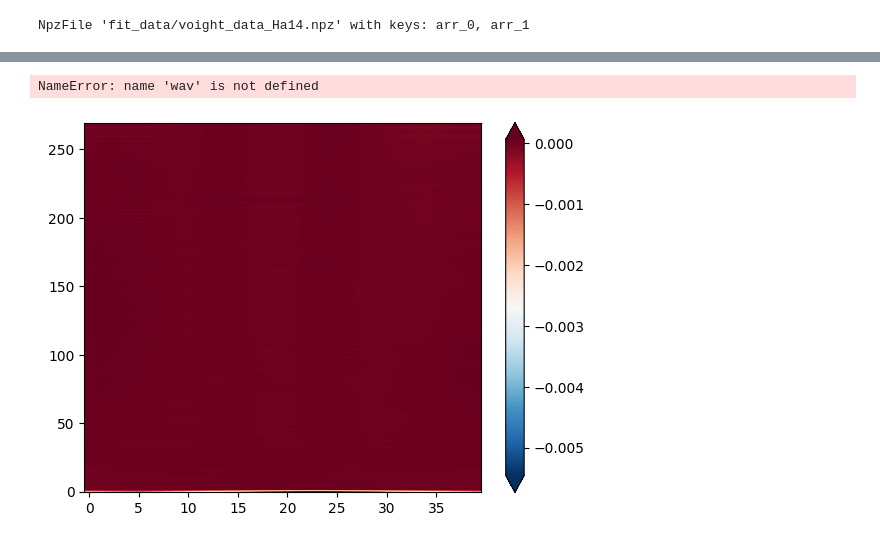
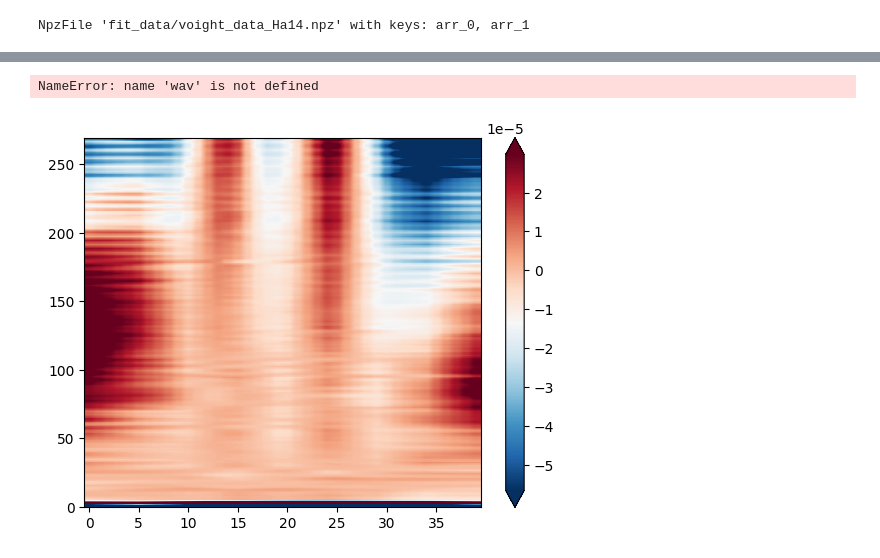
Before and after one commit to demichieldewilde/solar-flares, a Jupyter notebook: data/voigth_fitting/check_spec.ipynb, the cells around one changed output, grey strips where cells are left out. Saved outputs shown, nothing was run; the diff lists cells and outputs as text; code cells hidden in the pictures.

```diff
--- a/data/voigth_fitting/check_spec.ipynb
+++ b/data/voigth_fitting/check_spec.ipynb
@@ -119,10 +130,10 @@ res = smooth(res)
 # %%
 fig, ax = plt.subplots(1,1)
-c = ax.imshow(np.array(res), aspect="auto", cmap='RdBu_r', origin='lower')
+c = ax.imshow(np.array(res), aspect="auto", cmap='RdBu_r', origin='lower', vmin=np.percentile(res, 3), vmax=np.percentile(res, 97))
 cb = fig.colorbar(c, ax=ax, extend='both')
 X, Y = np.meshgrid(wav, time)
 CS = ax.contour(X, Y, voight, colors='black', alpha=0.5)
 ax.clabel(CS, inline=True, fontsize=10)
 # %% [output]
 NameError: name 'wav' is not defined
-[figure, old version]
+[figure, new version]
```
Also changed, not shown: parts of 4 cells of this notebook, 2 other files.
